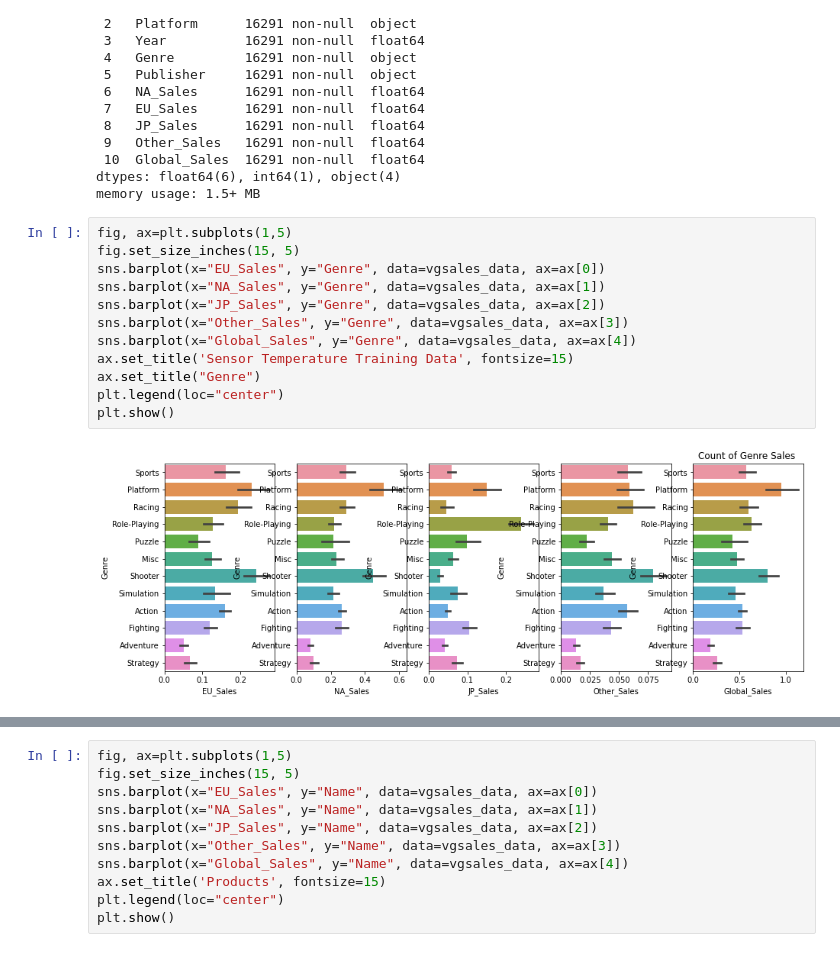
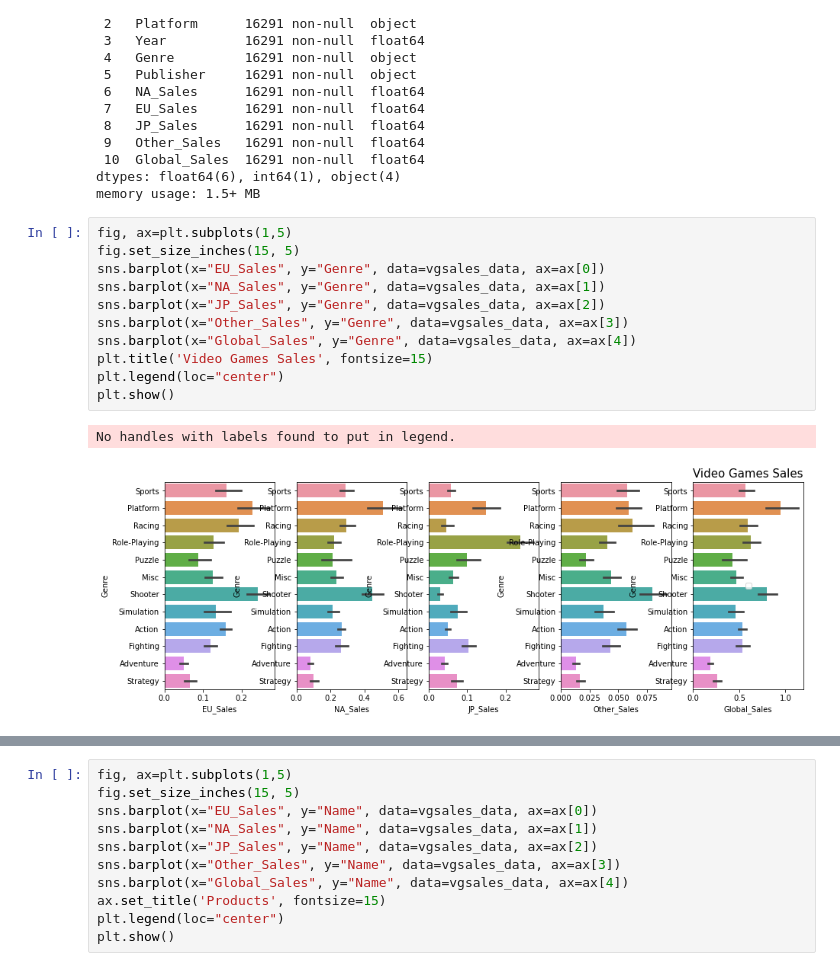
Before and after one commit to RageJohnny/algo_seminararbeit, a Jupyter notebook: Tree - Based Models.ipynb, the cells around one changed output, grey strips where cells are left out. Cells and saved outputs as stored; diff of their text form.

Commit message:
tree-models graph

```diff
--- a/Tree - Based Models.ipynb
+++ b/Tree - Based Models.ipynb
@@ -79,14 +116,14 @@ memory usage: 1.5+ MB
 # %%
 fig, ax=plt.subplots(1,5)
 fig.set_size_inches(15, 5)
 sns.barplot(x="EU_Sales", y="Genre", data=vgsales_data, ax=ax[0])
 sns.barplot(x="NA_Sales", y="Genre", data=vgsales_data, ax=ax[1])
 sns.barplot(x="JP_Sales", y="Genre", data=vgsales_data, ax=ax[2])
 sns.barplot(x="Other_Sales", y="Genre", data=vgsales_data, ax=ax[3])
 sns.barplot(x="Global_Sales", y="Genre", data=vgsales_data, ax=ax[4])
-ax.set_title('Sensor Temperature Training Data', fontsize=15)
-ax.set_title("Genre")
+plt.title('Video Games Sales', fontsize=15)
 plt.legend(loc="center")
 plt.show()
 # %% [output]
+No handles with labels found to put in legend.
-[figure, old version]
+[figure, new version]
```
Also changed, not shown: parts of 39 cells of this notebook, 2 other files.
